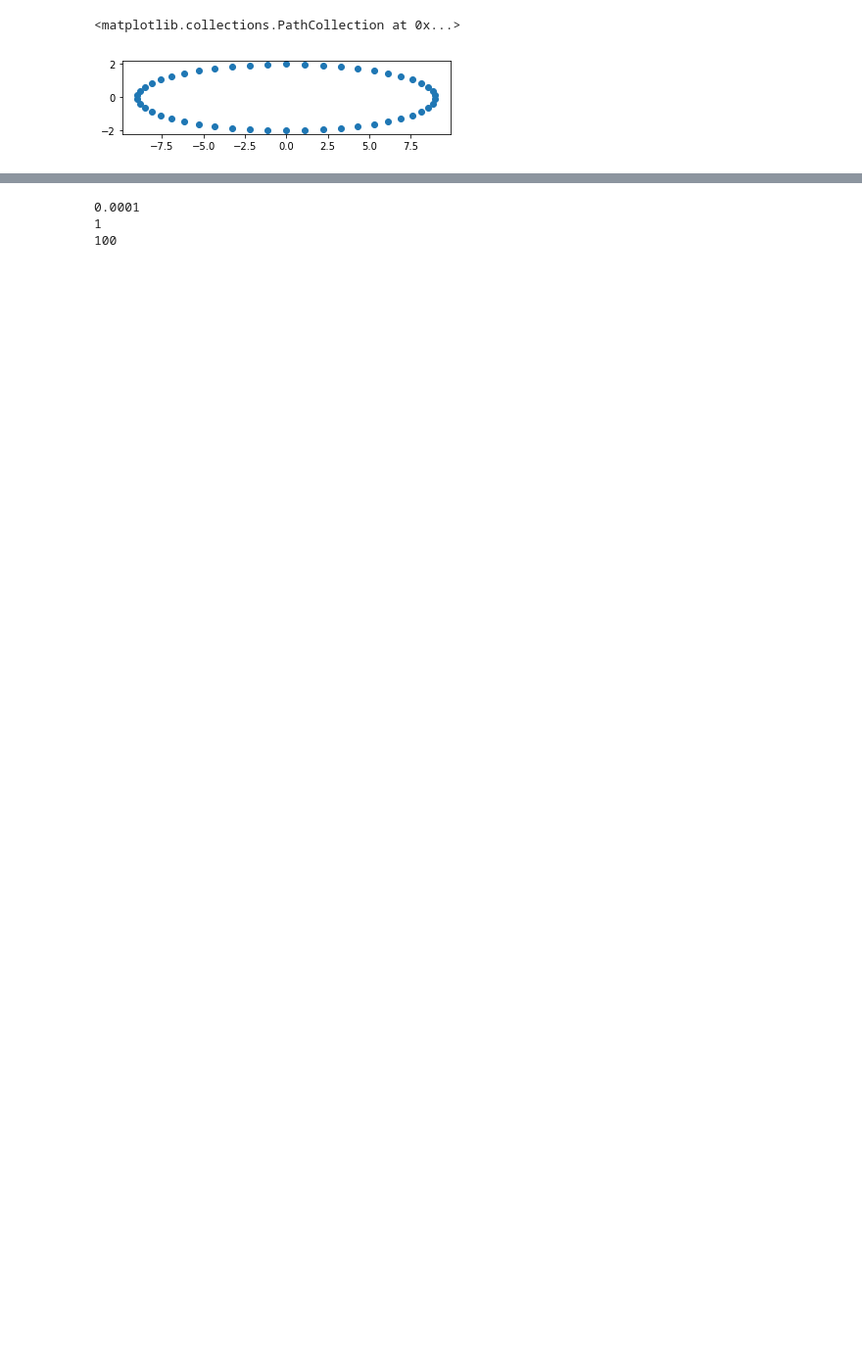
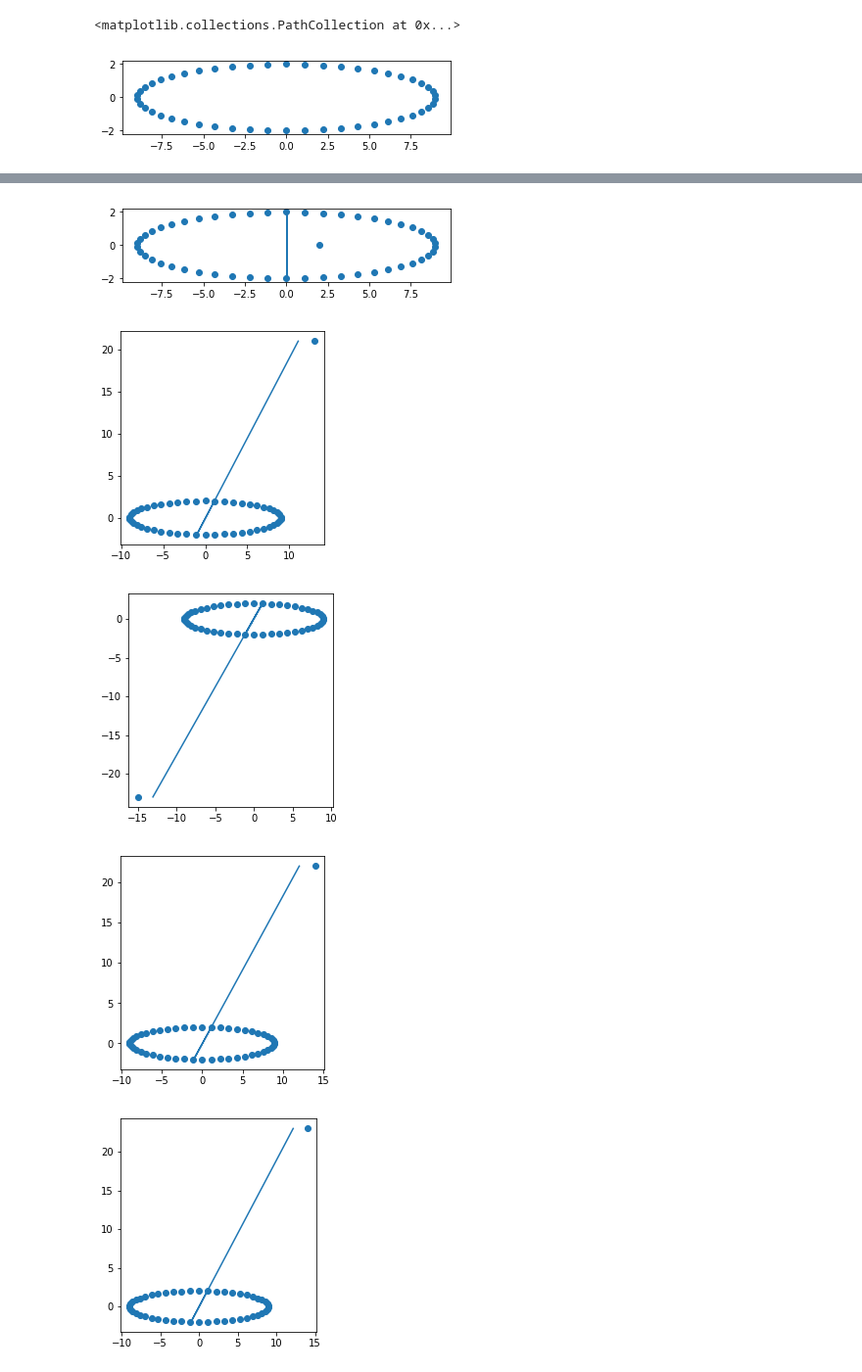
Before and after one commit to mistertandon/reactjs-misc-functional-050-cicd-heroku-configuration, a Jupyter notebook: 8C_self_LR_SVM.ipynb, the cells around one changed output, grey strips where cells are left out. Shown at 98% size. Saved outputs shown, nothing was run; the diff lists cells and outputs as text; code cells hidden in the pictures; blank space fills up the shorter version.

```diff
--- a/8C_self_LR_SVM.ipynb
+++ b/8C_self_LR_SVM.ipynb
@@ -109,0 +106,3 @@ print(alpha_ref)
+# %%
+outliers = np.array([(0,2),(21, 13), (-23, -15), (22,14), (23, 14)])
+outliers
@@ -110,11 +115,37 @@ print(alpha_ref)
 # %%
 sgd_reg = SGDRegressor(loss = 'squared_loss', penalty = 'l2', random_state = 0)
-# %%
-for name, alphas in params.items():
-
-    for alpha in alphas:
-        print(alpha)
-# %% [output]
-0.0001
-1
-100
+# %%
+for name, alphas in params.items():
+
+    for alpha in alphas:
+
+        for x_outlier, y_outlier in outliers:
+
+            X = np.append(X, x_outlier)
+            Y = np.append(Y, y_outlier)
+
+            sgd_reg.set_params(**{name: alpha})
+            sgd_reg.fit(X.reshape(-1, 1), Y.reshape(-1, 1))
+
+            coef_ = sgd_reg.coef_[0]
+            intercept_ = sgd_reg.intercept_[0]
+
+            y_hat = sgd_reg.predict(X.reshape(-1, 1))
+
+
+
+
+            fig = plt.figure()
+            ax = fig.gca()
+            ax.axes.set_aspect('equal')
+            ax.scatter(Y, X)
+            ax.plot(y_hat, X)
+
+            X = np.delete(X, -1)
+            Y = np.delete(Y, -1)
+# %% [output]
+[figure, added]
+[figure, added]
+[figure, added]
+[figure, added]
+[figure, added]
```
Also changed, not shown: parts of 7 cells of this notebook.
